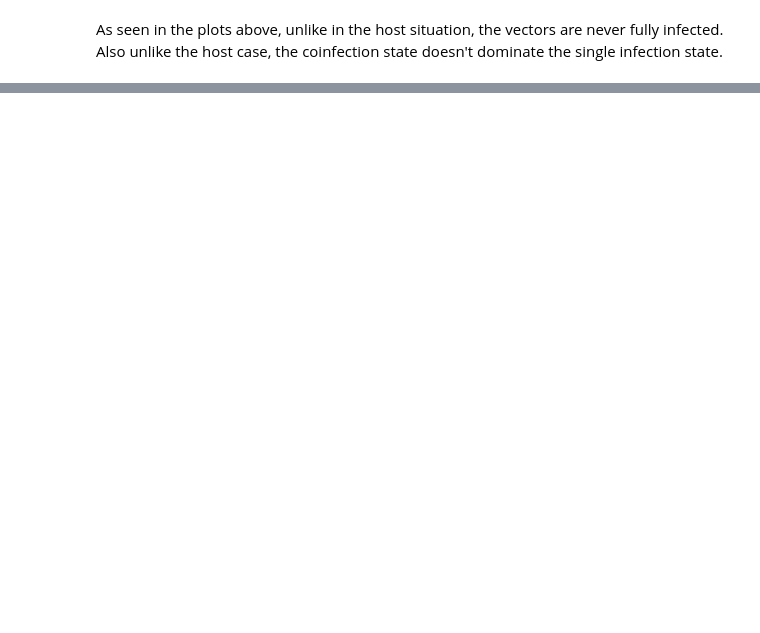
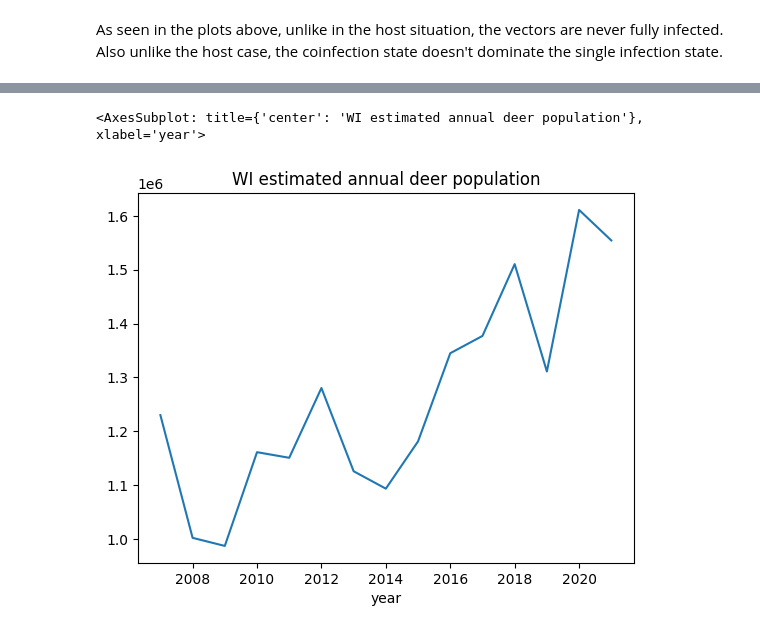
Before and after one commit to hseabolt/vectorborne_SIR, a Jupyter notebook: scripts/model_221/221_analysis.ipynb, the cells around one changed output, grey strips where cells are left out. Cells and saved outputs as stored; diff of their text form; code cells hidden in the pictures; blank space fills up the shorter version.

```diff
--- a/scripts/model_221/221_analysis.ipynb
+++ b/scripts/model_221/221_analysis.ipynb
@@ -407,0 +432,8 @@ $$R_{i} = \frac{ \tilde{V} * R_{i}^V + \tilde{W} * R_{i}^W }{\tilde{V} + \tilde{
+# %%
+wiDeer_annual = pd.Series(data=[1230100, 1002300, 987300, 1161300, 1150900, 1280400, 1125900, 1093600, 1181400, 1345000, 1377100, 1510400, 1311100, 1611000, 1554400],
+    index=[2007, 2008, 2009, 2010, 2011, 2012, 2013, 2014, 2015, 2016, 2017, 2018, 2019, 2020, 2021]);
+
+wiDeer_annual.plot(title="WI estimated annual deer population", xlabel="year")
+# %% [output]
+<AxesSubplot: title={'center': 'WI estimated annual deer population'}, xlabel='year'>
+[figure, added]
```
Also changed, not shown: parts of 10 cells of this notebook, 6 other files.
